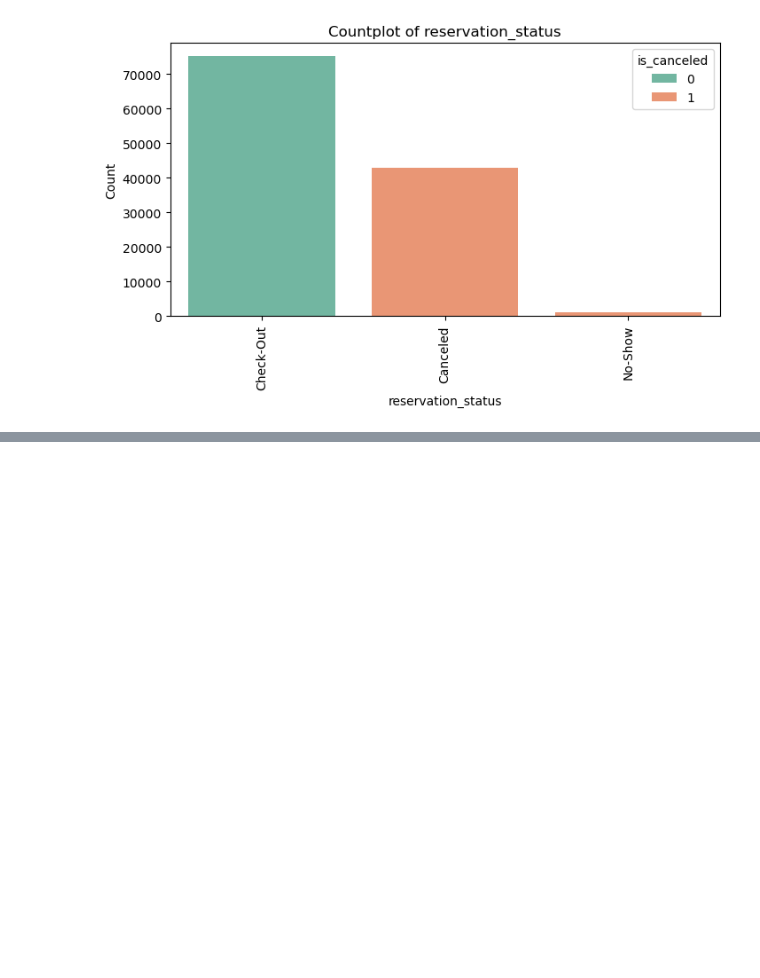
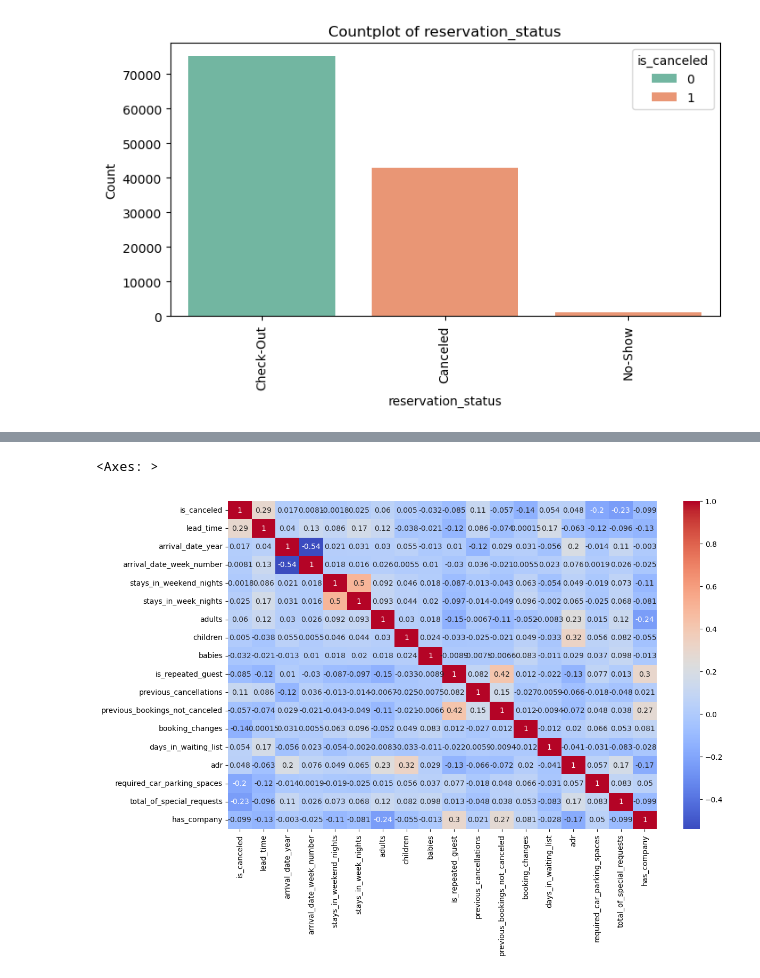
Before and after one commit to mohammed-fariz/project1, a Jupyter notebook: Hotel booking cancellation prediction/data collection.ipynb, the cells around one changed output, grey strips where cells are left out. Saved outputs shown, nothing was run; the diff lists cells and outputs as text; code cells hidden in the pictures; blank space fills up the shorter version.

```diff
--- a/Hotel booking cancellation prediction/data collection.ipynb
+++ b/Hotel booking cancellation prediction/data collection.ipynb
@@ -340,0 +342,10 @@ for i, col in enumerate(numerical_cols):
+# %%
+plt.figure(figsize=(13,8))
+sns.heatmap(df[['is_canceled','lead_time',  'arrival_date_year','arrival_date_week_number','stays_in_weekend_nights', 'stays_in_week_nights',
+    'adults', 'children', 'babies',  'is_repeated_guest', 'previous_cancellations',
+    'previous_bookings_not_canceled', 'booking_changes',
+    'days_in_waiting_list', 'adr', 'required_car_parking_spaces',
+    'total_of_special_requests','has_company']].corr(),annot=True,cmap='coolwarm')
+# %% [output]
+<Axes: >
+[figure, added]
```
Also changed, not shown: parts of 81 cells of this notebook.
